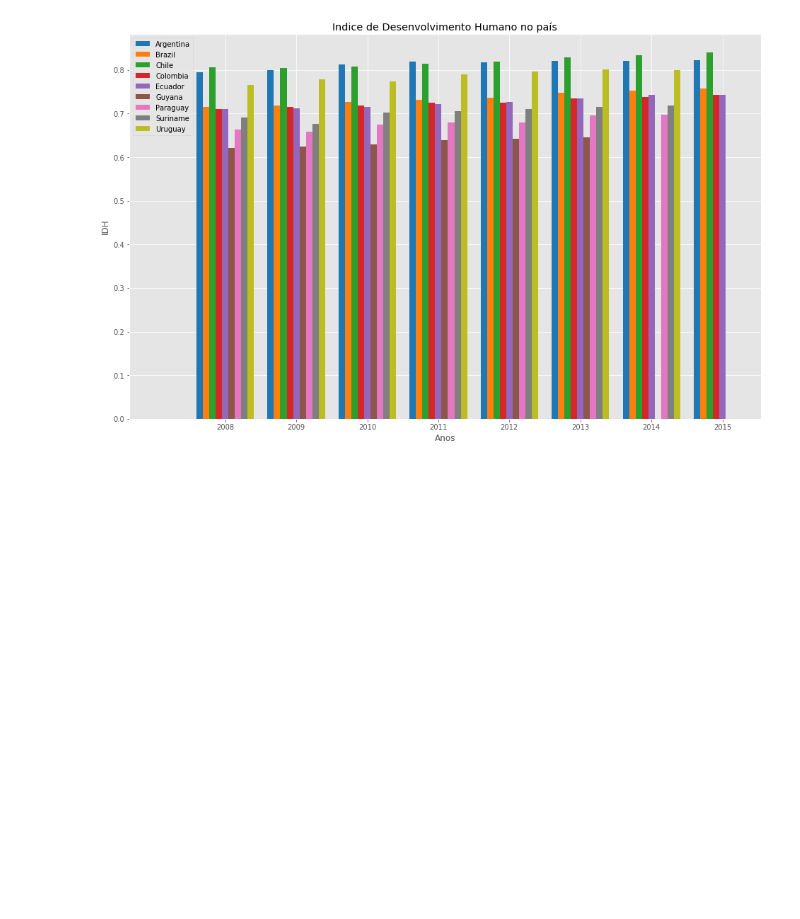
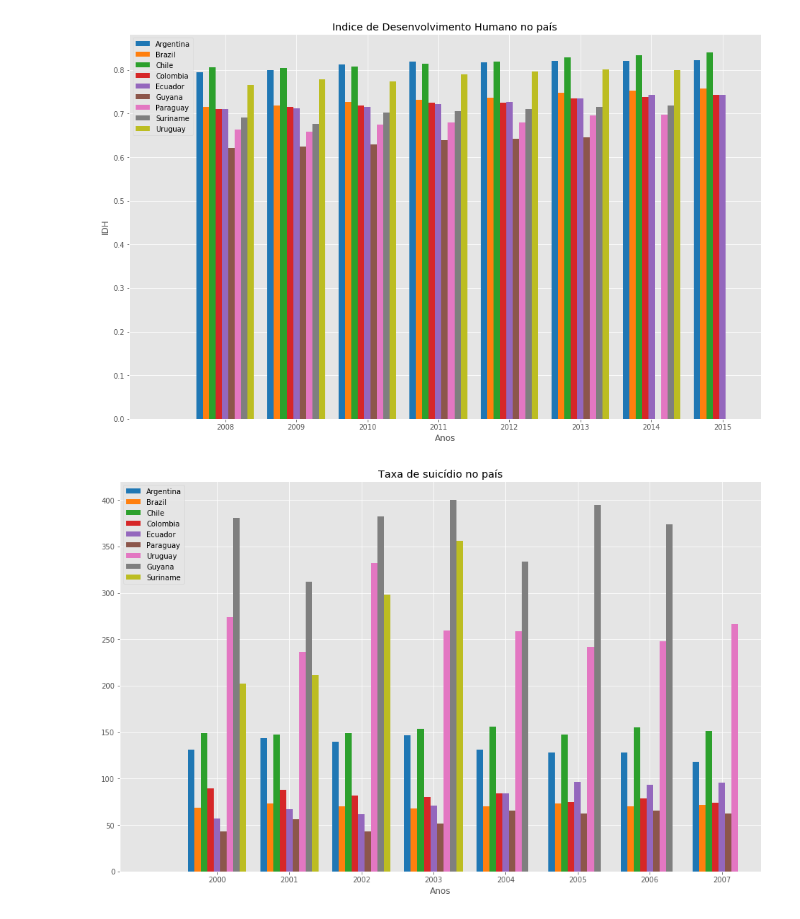
Before and after one commit to elianamsf/suicide-data-science, a Jupyter notebook: suicide_analytics.ipynb, the cells around one changed output. Saved outputs shown, nothing was run; the diff lists cells and outputs as text; code cells hidden in the pictures; blank space fills up the shorter version.

Commit message:
Gráficos suicídios

```diff
--- a/suicide_analytics.ipynb
+++ b/suicide_analytics.ipynb
@@ -162,3 +162,7 @@ gerar_grafico(group_sa, "IDH", "Anos", "Indice de Desenvolvimento Humano no paí
 gerar_grafico(group_sa, "IDH", "Anos", "Indice de Desenvolvimento Humano no país", "hdi",0.09,2008,2016)
 # %% [output]
 [figure]
+# %%
+gerar_grafico(group_sa, "Taxa de suicídio", "Anos", "Taxa de suicídio no país","suicides/100kpop",0.09,2000,2008)
+# %% [output]
+[figure, added]
```
Also changed, not shown: parts of 1 cell of this notebook.
